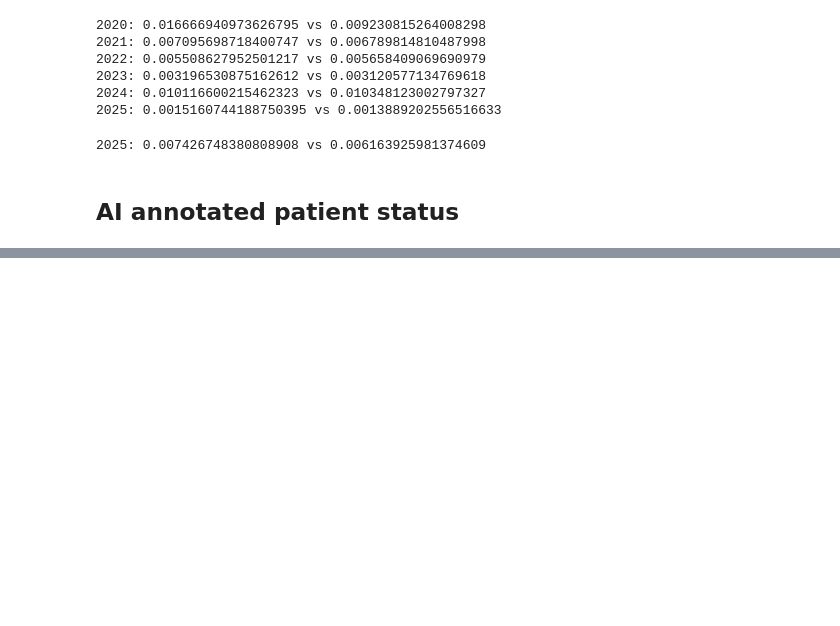
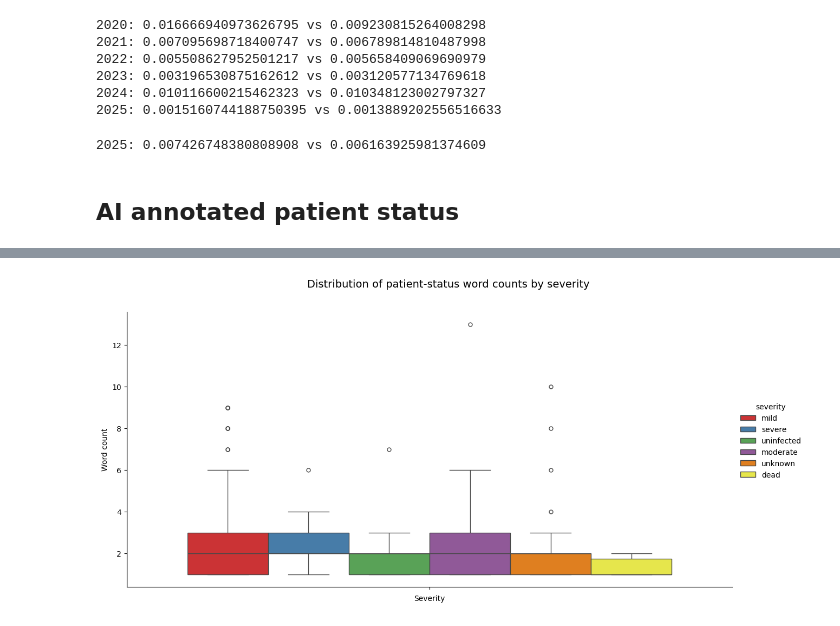
Before and after one commit to ASudu/EpiCoV_Summer25, a Jupyter notebook: src/compare_years.ipynb, the cells around one changed output, grey strips where cells are left out. Cells and saved outputs as stored; diff of their text form; code cells hidden in the pictures; blank space fills up the shorter version.

```diff
--- a/src/compare_years.ipynb
+++ b/src/compare_years.ipynb
@@ -1760,3 +1767,3 @@ DATA_DIR
 # %%
-df_pat = pd.read_csv(os.path.join(DATA_DIR, "models/patient_status_mapped_AI_20Dec25_v2.csv"))
+df_pat = pd.read_csv(os.path.join(DATA_DIR, "models/patient_status_mapped_AI_20Dec25_all_en_train_20Jan2026.csv"))
 df_pat.info()
@@ -1765,7 +1795,2 @@ df_pat[df_pat["patient_status"].isna()]
-# %%
-ind = df_pat[df_pat["patient_status"].isna()].index.tolist()
-for i in ind:
-    df_pat.at[i, "source_lang"] = "en"
-    df_pat.at[i, "patient_status_en"] = "unknown"
 # %%
 plot_hist(df_pat, "source_lang")
@@ -1777,4 +1810,22 @@ df_pat["severity"].value_counts()
 # %%
 import seaborn as sns
 
-g = sns.catplot(data=df_pat, y="word_count", hue="severity", kind="box", height=6, aspect=2, palette="Set2")
+g = sns.catplot(data=df_pat, y="word_count", hue="severity", kind="box", height=6, aspect=2, palette="Set1")
+ax = g.ax
+
+# Title and axis labels
+g.set_axis_labels("Severity", "Word count")
+g.fig.suptitle("Distribution of patient-status word counts by severity", fontsize=14)
+g.fig.subplots_adjust(top=0.88)
+
+# Annotations: show count and median per severity
+medians = df_pat.groupby("severity")["word_count"].median().to_dict()
+counts = df_pat["severity"].value_counts().to_dict()
+for i, tick in enumerate(ax.get_xticklabels()):
+    label = tick.get_text()
+    med = medians.get(label, 0)
+    cnt = counts.get(label, 0)
+    y = med + max(1.0, med * 0.05)
+    # ax.text(i, y, f"n={cnt}\nmed={med:.1f}", ha="center", va="bottom", fontsize=9, color="black")
+# %% [output]
+[figure, added]
```
Also changed, not shown: parts of 16 cells of this notebook, 1 other file.
